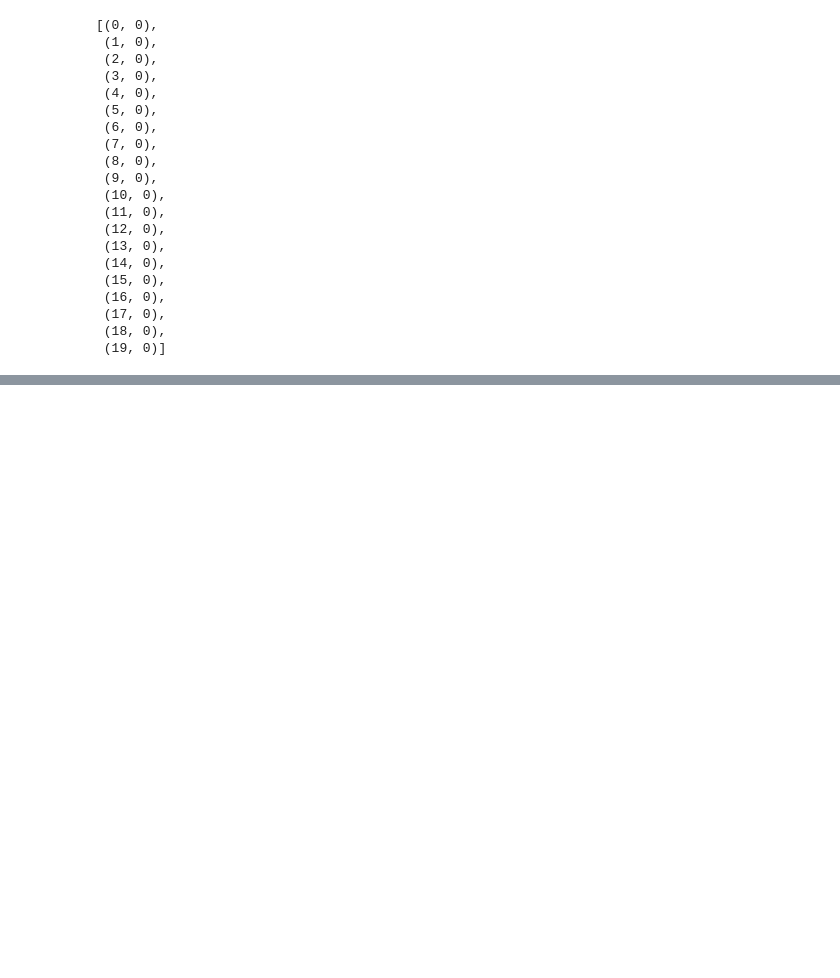
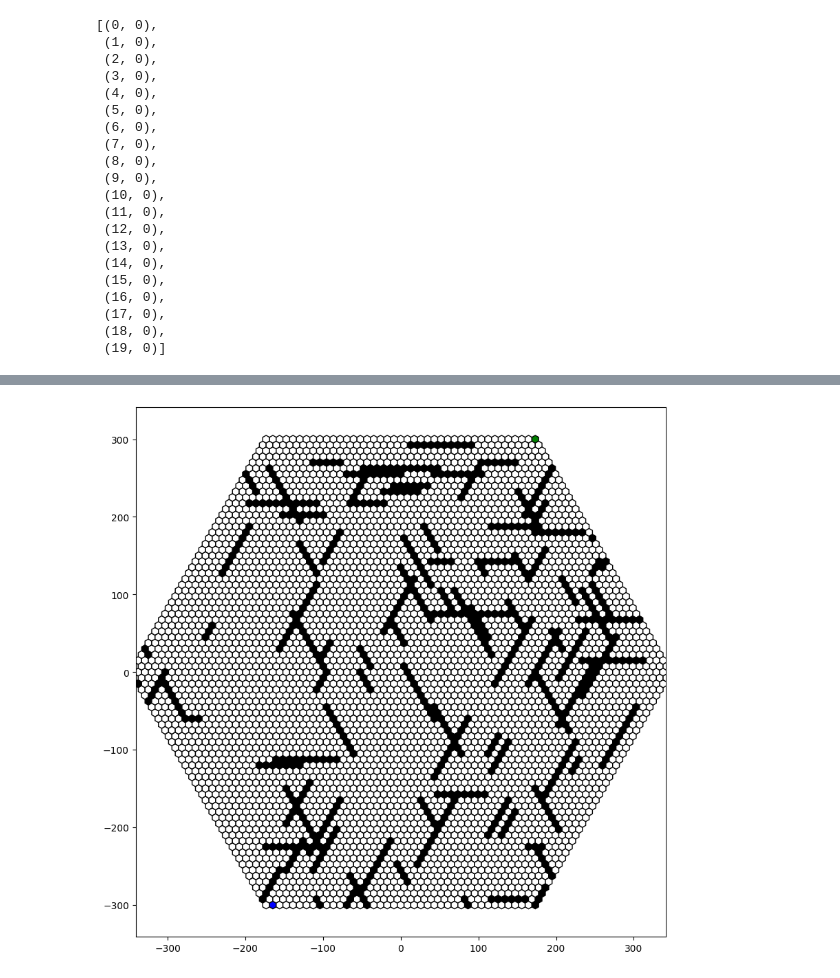
Before and after one commit to sgabrielov/hex-star, a Jupyter notebook: map_gen.ipynb, the cells around one changed output, grey strips where cells are left out. Cells and saved outputs as stored; diff of their text form; code cells hidden in the pictures; blank space fills up the shorter version.

```diff
--- a/map_gen.ipynb
+++ b/map_gen.ipynb
@@ -113,3 +147,7 @@ def save_layout(layout, filename):
         pickle.dump(layout, file)
 # %%
 save_layout(hex_layout, hex_layout['filename'])
+# %%
+def load_layout(filename):
+    with open(filename, 'rb') as file:
+        return pickle.load(file)
@@ -115,0 +161,4 @@ save_layout(hex_layout, hex_layout['filename'])
+# %%
+plot_map(l['hex_map'], l['obstacle_map'], l['agent'], l['goal'], l['hex_radius'], l['hex_size'])
+# %% [output]
+[figure, added]
```
Also changed, not shown: parts of 9 cells of this notebook, 34 other files.
